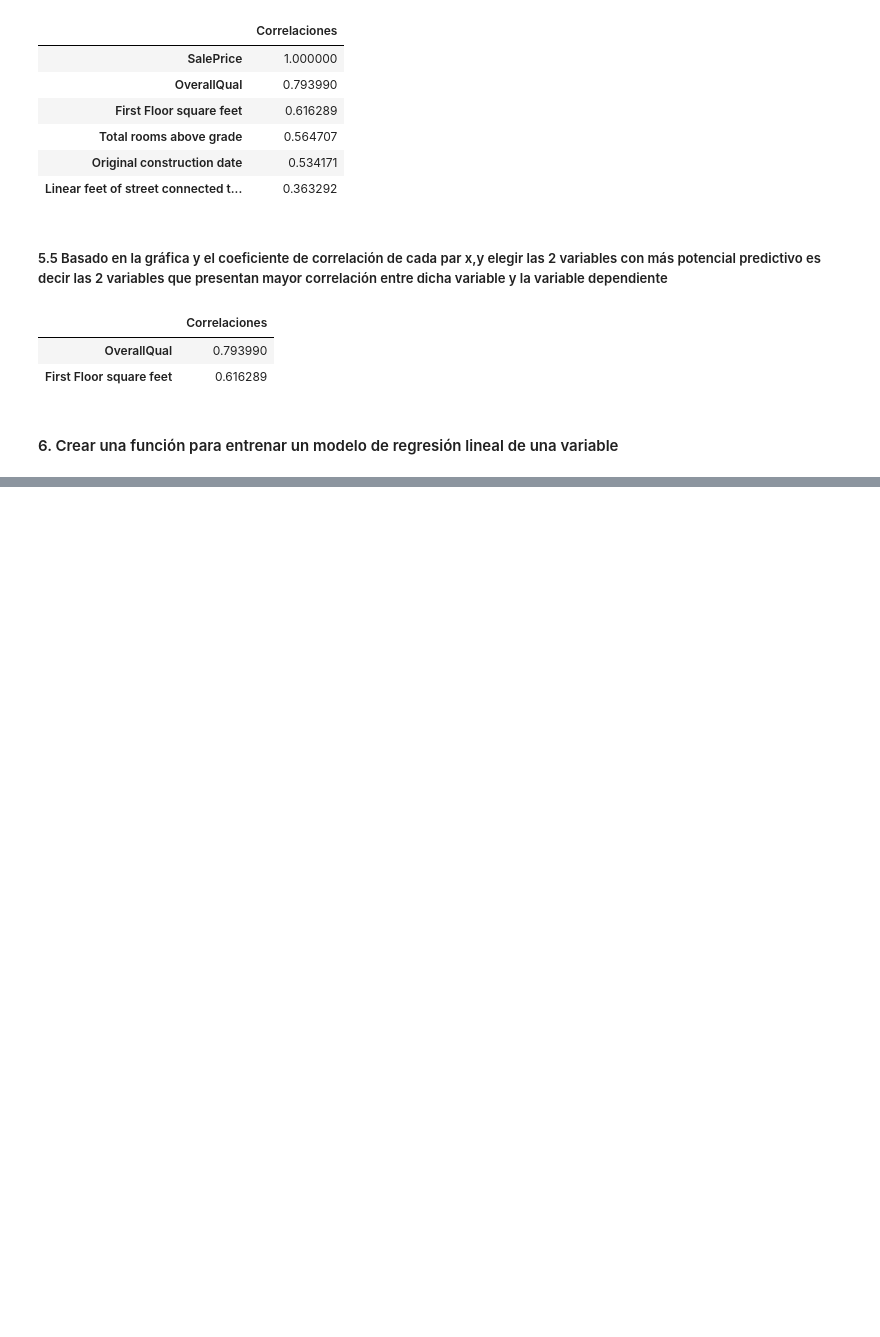
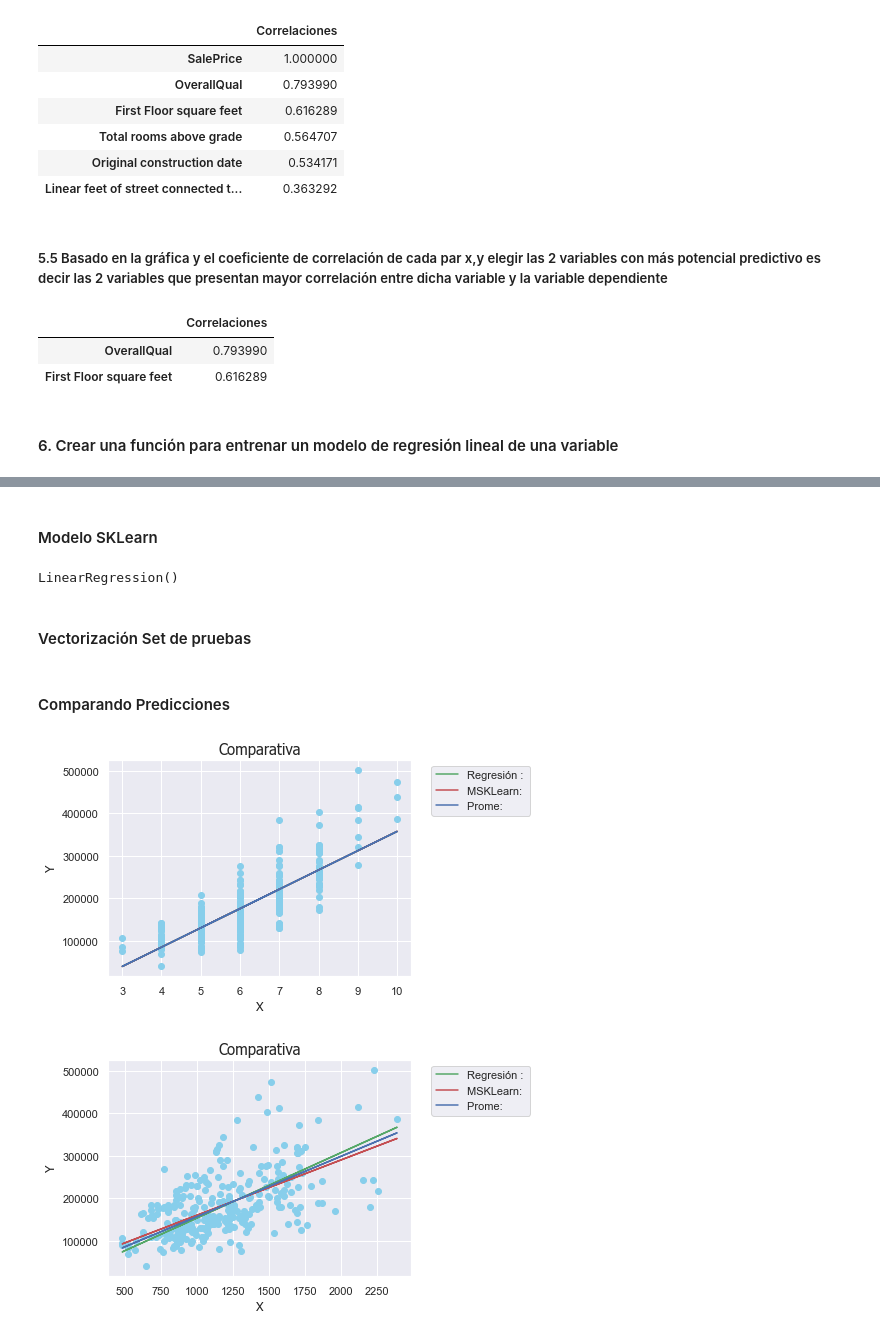
Before and after one commit to EdiAOHernandez/PythonCienciadeDatos, a Jupyter notebook: Proyecto2021PY.ipynb, the cells around one changed output, grey strips where cells are left out. Cells and saved outputs as stored; diff of their text form; code cells hidden in the pictures; blank space fills up the shorter version.

```diff
--- a/Proyecto2021PY.ipynb
+++ b/Proyecto2021PY.ipynb
@@ -272,0 +404,22 @@ class Regresion_Lineal():
+# %% [markdown]
+#### Modelo SKLearn
+# %%
+L_OQ = LinearRegression()
+L_OQ.fit(_OverallQual, _SalesPrice)
+L_FFSF = LinearRegression()
+L_FFSF.fit(_FFSF, _SalesPrice)
+# %% [output]
+LinearRegression()
+# %% [markdown]
+#### Vectorización Set de pruebas
+# %%
+Test_OQ = np.reshape(np.array(DataSet_Test['OverallQual']), (-1, 1))
+Test_FFSF = np.reshape(np.array(DataSet_Test['First Floor square feet']), (-1, 1))
+# %% [markdown]
+#### Comparando Predicciones
+# %%
+Mod_OQ = Regresion_Lineal.diferencia_prediccion(_R1, L_OQ, Test_OQ, DataSet_Test)
+Mod_FFSF = Regresion_Lineal.diferencia_prediccion(_R2, L_FFSF, Test_FFSF, DataSet_Test)
+# %% [output]
+[figure, added]
+[figure, added]
```
Also changed, not shown: parts of 8 cells of this notebook.
